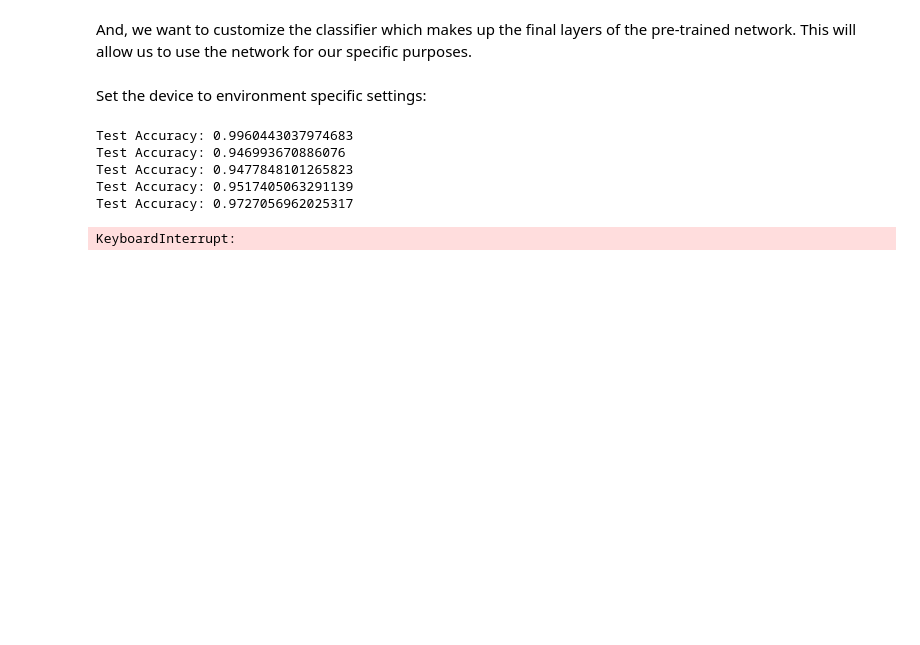
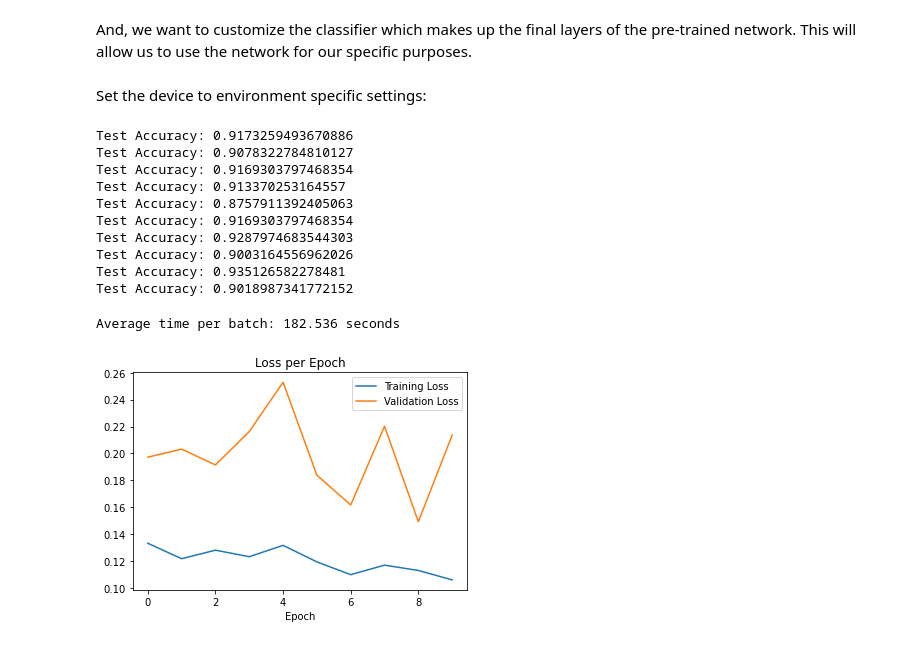
Before and after one commit to wcneill/jn-neural-networks, a Jupyter notebook: udacity_pytorch/pytorch08.ipynb, the cells around one changed output. Cells and saved outputs as stored; diff of their text form; code cells hidden in the pictures; blank space fills up the shorter version.

```diff
--- a/udacity_pytorch/pytorch08.ipynb
+++ b/udacity_pytorch/pytorch08.ipynb
@@ -96,10 +94,9 @@ import time
 # %%
 criterion = nn.NLLLoss()
 optimizer = optim.Adam(model.fc.parameters(), lr=0.003)
-epochs = 2
+epochs = 10
 
 start = time.time()
-valid_every = 5
 train_loss = []
 valid_loss = []
 
@@ -138,18 +135,26 @@ for e in range(epochs):
     model.train()
     valid_loss.append(running_vl/len(testload))
     train_loss.append(running_tl/len(trainload))
-
-print(f'Average time per batch: {(time.time() - start)/epochs}')
-plt.title('Loss per Epoch')
-plt.xlabel('Epoch')
-plt.plt(train_loss, label='Training Loss')
-plt.plt(valid_loss, label='Validation Loss')
-plt.legend()
-plt.show()
 # %% [output]
-Test Accuracy: 0.9960443037974683
-Test Accuracy: 0.946993670886076
-Test Accuracy: 0.9477848101265823
-Test Accuracy: 0.9517405063291139
-Test Accuracy: 0.9727056962025317
+Test Accuracy: 0.9173259493670886
+Test Accuracy: 0.9078322784810127
+Test Accuracy: 0.9169303797468354
+Test Accuracy: 0.913370253164557
+Test Accuracy: 0.8757911392405063
+Test Accuracy: 0.9169303797468354
+Test Accuracy: 0.9287974683544303
+Test Accuracy: 0.9003164556962026
+Test Accuracy: 0.935126582278481
+Test Accuracy: 0.9018987341772152
-KeyboardInterrupt:
+# %%
+
+print(f'Average time per batch: {(time.time() - start)/epochs:.3f} seconds')
+plt.title('Loss per Epoch')
+plt.xlabel('Epoch')
+plt.plot(train_loss, label='Training Loss')
+plt.plot(valid_loss, label='Validation Loss')
+plt.legend()
+plt.show()
+# %% [output]
+Average time per batch: 182.536 seconds
+[figure, added]
```
Also changed, not shown: parts of 2 cells of this notebook.
